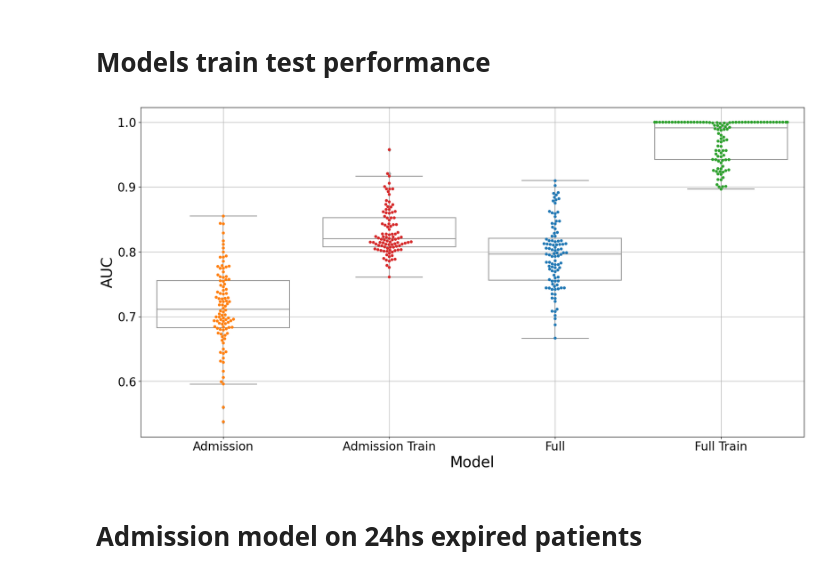
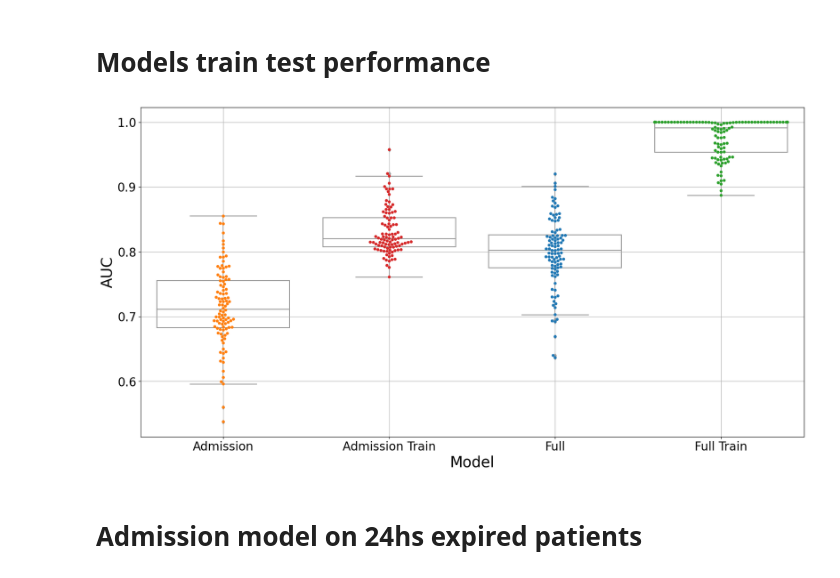
Before and after one commit to N-Nieto/MACRO_experiments, a Jupyter notebook: code/plot_figure_paper_review_1_SI.ipynb, the cells around one changed output. Saved outputs shown, nothing was run; the diff lists cells and outputs as text; code cells hidden in the pictures.

Commit message:
Remove exploratory scripts + improve format and figures

```diff
--- a/code/plot_figure_paper_review_1_SI.ipynb
+++ b/code/plot_figure_paper_review_1_SI.ipynb
@@ -38,14 +38,14 @@ results_admission_train = results_admission_train[results_admission_train["Numbe
 results_admission_train["Random State"] =  False
 
 
-results_dir = "/home/nnieto/Nico/MODS_project/CULPRIT_project/output/review_1/full_model/"
-results_full = pd.read_csv(results_dir + "Full_direct_remove.csv", index_col=0)
+results_dir = "/home/nnieto/Nico/MODS_project/CULPRIT_project/output/review_1/full_model/corrected_lactate/"
+results_full = pd.read_csv(results_dir + "Full_direct_remove_strict_reg.csv", index_col=0)
 results_full = results_full[results_full["Thresholds"] == 0.5]
 results_full = results_full[results_full["Number of Removed Features"] == 0]
 results_full["Random State"] =  False
 
 
-results_full_train = pd.read_csv(results_dir + "Full_training.csv", index_col=0)
+results_full_train = pd.read_csv(results_dir + "Full_training_strict_reg.csv", index_col=0)
 results_full_train = results_full_train[results_full_train["Thresholds"] == 0.5]
 results_full_train = results_full_train[results_full_train["Number of Removed Features"] == 0]
 results_full_train["Random State"] =  False
@@ -64,34 +64,34 @@ models_to_plot = [
                 "Admission",
                 "Admission Train",
                 "Full",
                 "Full Train",
                 ]
 
 fig, ax = plt.subplots(1, 1, figsize=[20, 10])
 
 
 sns.swarmplot(
     data=results_true_label,
     x="Model", y=metric_to_plot,
     order=models_to_plot,
     dodge=False, hue="Model", ax=ax,
     # palette=[[1, 0.1, 0.1],
     #                                           [0.1, 0.2, 0.2],
     #                                           [1, 0.1, 0.1],
     #                                           [0.1, 0.2, 0.2],
     #                                           ]
 )
 
 sns.boxplot(
     data=results_true_label, color="w", zorder=1,
     x="Model", y=metric_to_plot,
     order=models_to_plot,
     dodge=True, ax=ax
 )
 plt.legend([], framealpha = 0)
 plt.grid()
 # %% [output]
-[figure, old version]
+[figure, new version]
 # %% [markdown]
 # Admission model on 24hs expired patients
 # %%
```
Also changed, not shown: parts of 12 cells of this notebook, 19 other files.
